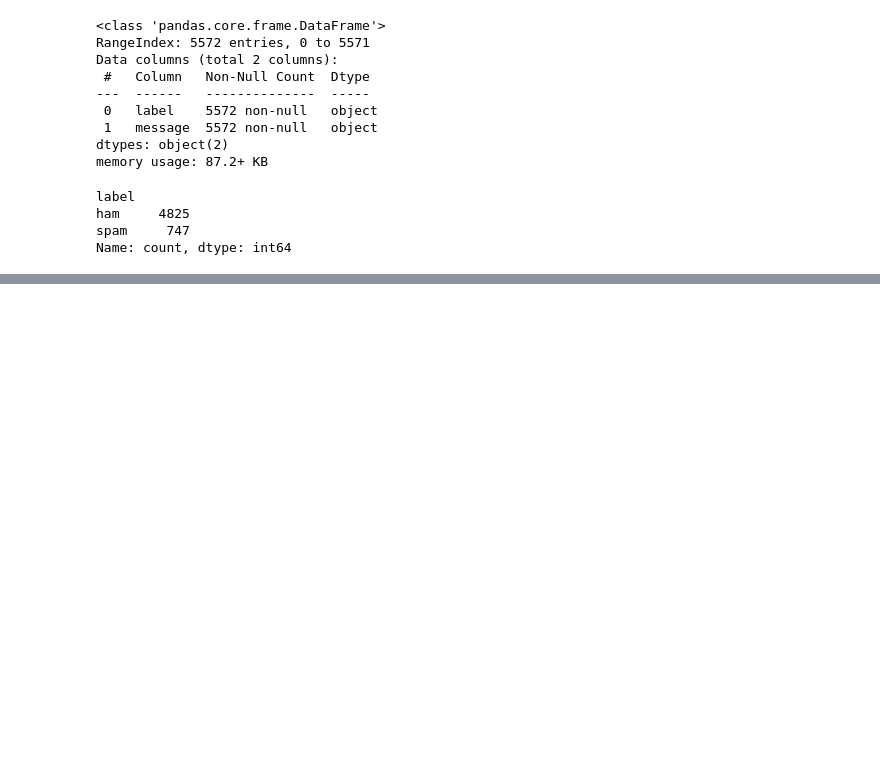
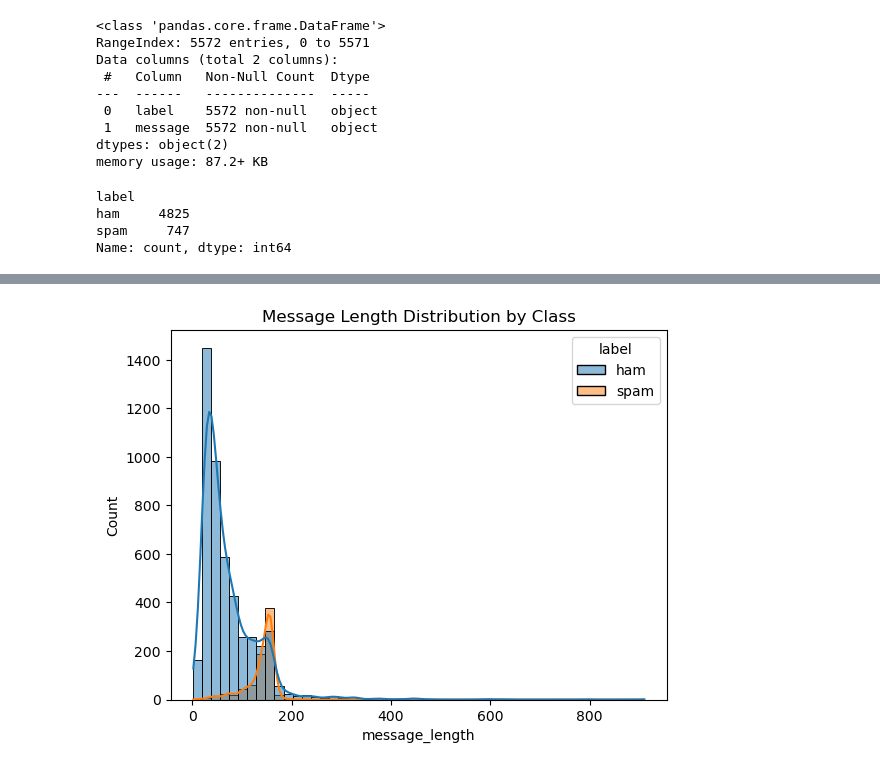
Before and after one commit to ezra-kutsvaira/PromoHub-Machine-Learning-Models, a Jupyter notebook: notebooks/01_sms_spam_model.ipynb, the cells around one changed output, grey strips where cells are left out. Saved outputs shown, nothing was run; the diff lists cells and outputs as text; code cells hidden in the pictures; blank space fills up the shorter version.

```diff
--- a/notebooks/01_sms_spam_model.ipynb
+++ b/notebooks/01_sms_spam_model.ipynb
@@ -70,0 +83,12 @@ plt.shp
+# %%
+sns.histplot(
+    data=df,
+    x="message_length",
+    hue="label",
+    bins=50,
+    kde=True
+)
+plt.title("Message Length Distribution by Class")
+plt.show()
+# %% [output]
+[figure, added]
```
Also changed, not shown: parts of 3 cells of this notebook.
